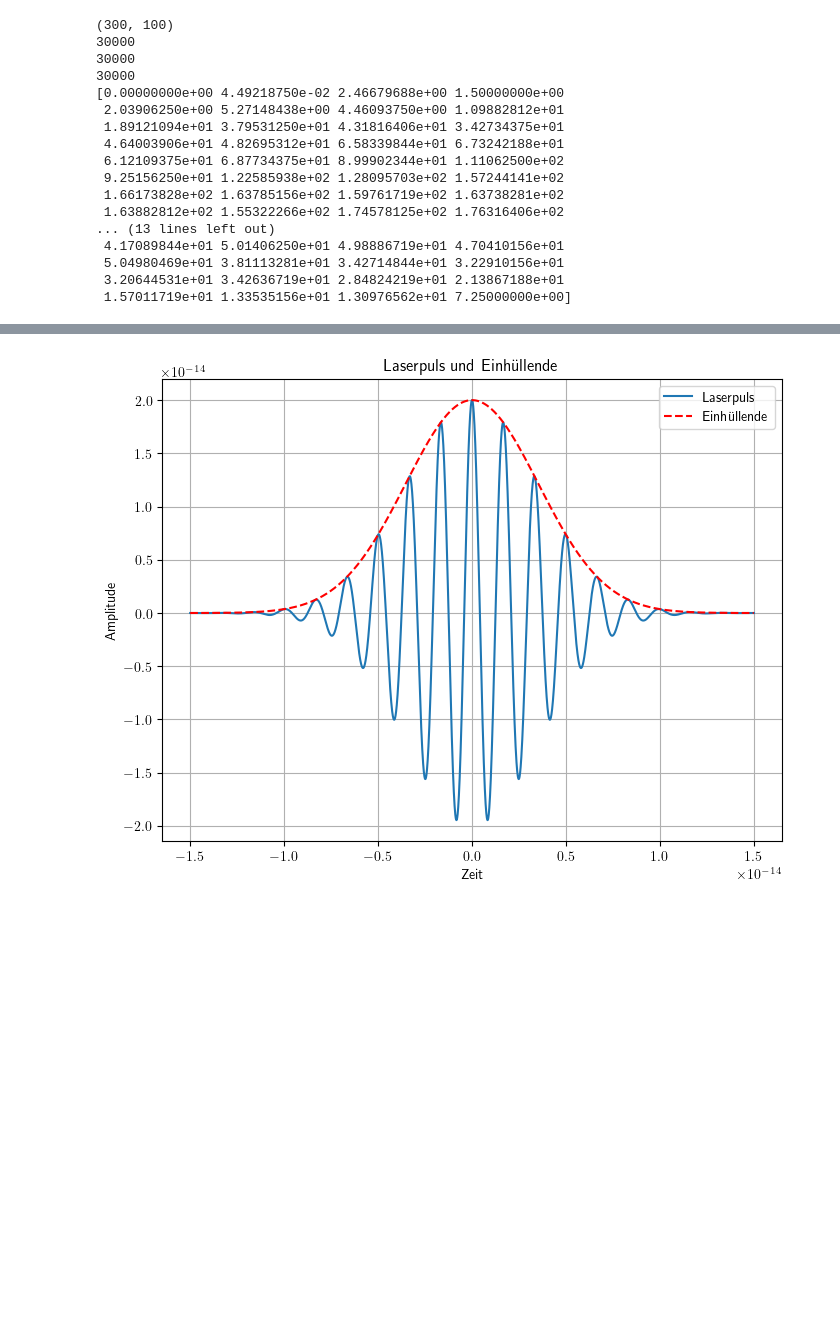
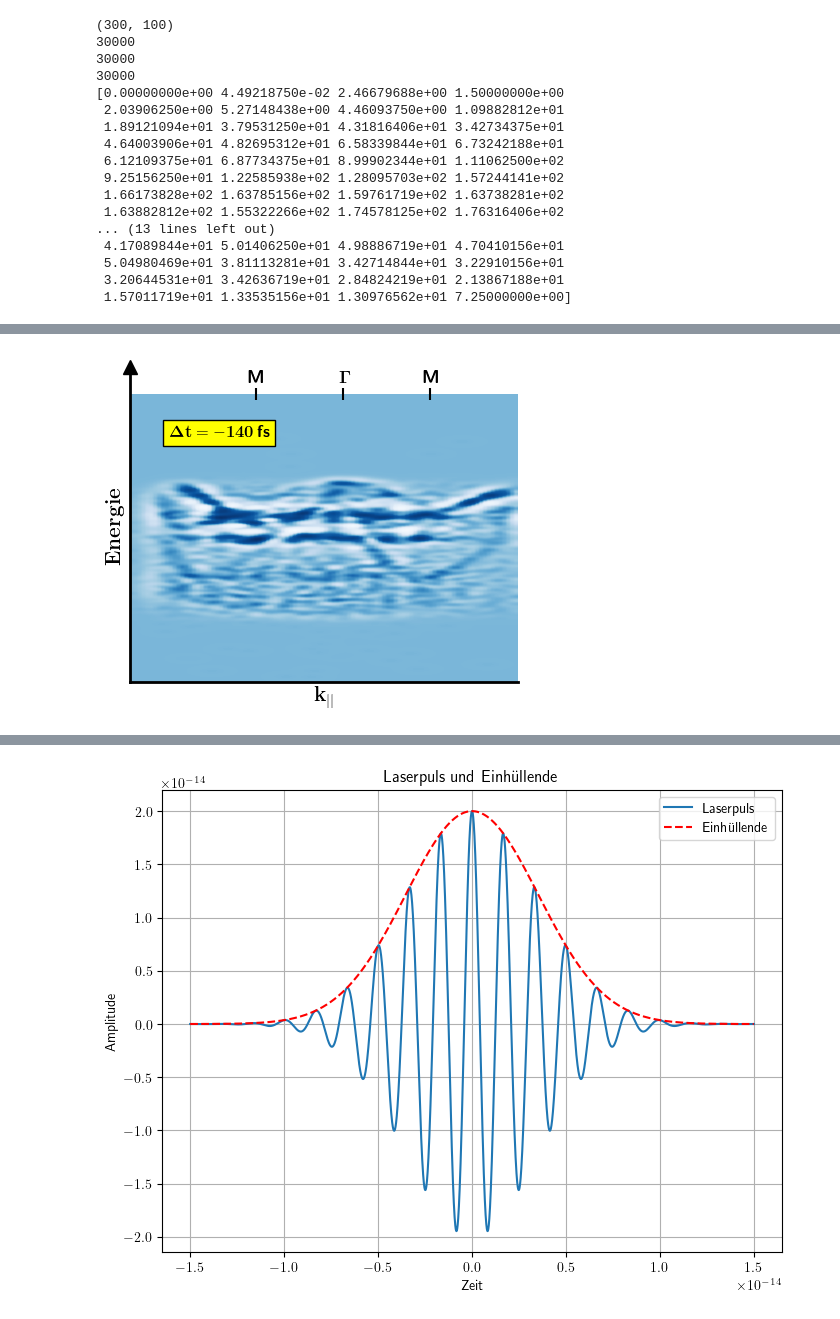
Before and after one commit to RicemanBoy/NM-Code-for-Excercises, a Jupyter notebook: Forschungsarbeit 1/plot.ipynb, the cells around one changed output, grey strips where cells are left out. Drawn from its saved outputs; the diff is of its cells as text; code cells hidden in the pictures; blank space fills up the shorter version.

```diff
--- a/Forschungsarbeit 1/plot.ipynb
+++ b/Forschungsarbeit 1/plot.ipynb
@@ -79 +79,70 @@ plt.show()
+# %%
+data_ek_2151_laplace = ndimage.gaussian_laplace(data_ek_2151,sigma = 2)
+
+#data_ek_2151_laplace = ndimage.median_filter(ndimage.gaussian_laplace(data_ek_2151,sigma = 2), size=2)
+
+plt.rcParams['text.usetex'] = True
+
+cdict1 = {'red': ((0.0, 1.0, 1.0),
+                  (0.22, 0.5, 0.5),
+                  (0.5, 0.8, 0.8),
+                  (0.75, 1.0, 1.0),
+                  (1.0, 1.0, 1.0)),
+
+          'green': ((0.0, 1.0, 1.0),
+                    (0.22, 0.0, 0.0),
+                    (0.5, 0.2, 0.2),
+                    (0.75, 0.5, 0.5),
+                    (1.0, 1.0, 1.0)),
+
+          'blue': ((0.0, 1.0, 1.0),
+                   (0.22, 1.0, 1.0),
+                   (0.5, 0.0, 0.0),
+                   (0.75, 0.0, 0.0),
+                   (1.0, 0.0, 0.0))
+          }
+
+gnu_v2 = LinearSegmentedColormap('gnu_v2', cdict1)
+#plt.register_cmap(cmap=gnu_v2)
+arg_imshow = dict(cmap="Blues", aspect="auto", norm = "symlog",extent=[-2,2,0,1])
+
+#######################################################################################################################
+# Plot structure 1 Ek
+#######################################################################################################################
+#plt.figure()
+fig, ax = plt.subplots(figsize=(5,4))
+what = ax.imshow(-1 * data_ek_2151_laplace,**arg_imshow)
+ax.grid(color="black")
+#ax.set_title(r"\bf{Weit vor dem Zeitüberlapp}")
+ax.set_xlabel(r"$\mathbf{k_{\vert \vert}}$", fontsize="15")
+ax.set_ylabel(r"\bf{Energie}", fontsize="15")
+
+ax.set_xticks([])
+ax.set_yticks([])
+ax.set_yticklabels([])
+ax.set_xticklabels([])
+ax.spines['top'].set_visible(False)
+ax.spines['right'].set_visible(False)
+for axis in ['bottom','left']:
+    ax.spines[axis].set_linewidth(2)
+
+ax.plot((-2), (1.022), ls="", marker="^", ms=10, color="k", transform=ax.get_xaxis_transform(), clip_on=False)
+#ax.plot((2), (0), ls="", marker=">", ms=10, color="k", transform=ax.get_xaxis_transform(), clip_on=False)
+plt.vlines(0.2,0.98,1.02,color="black")   #Gamma
+plt.vlines(-0.7,0.98,1.02,color="black")   #M
+plt.vlines(1.1,0.98,1.02,color="black")   #M
+
+ax.text(0.16,1.04,r"$\mathbf{\Gamma}$", fontsize="13")
+ax.text(-0.7769,1.04,r"\textbf{M}",fontsize="13")
+ax.text(1.0208,1.04,r"\textbf{M}",fontsize="13")
+
+ax.text(-1.6,0.85,r"$\mathbf{\Delta t = -140}\,$\textbf{fs}",fontsize="12",bbox = dict(facecolor = "yellow", alpha = 1))
+#plt.colorbar(what)
+
+
+#fig.colorbar(what)
+plt.savefig('vorher.pdf', format='pdf', dpi=300)
+plt.show()
+# %% [output]
+[figure, added]
 # %%
```
Also changed, not shown: parts of 8 cells of this notebook, 6 other files.
